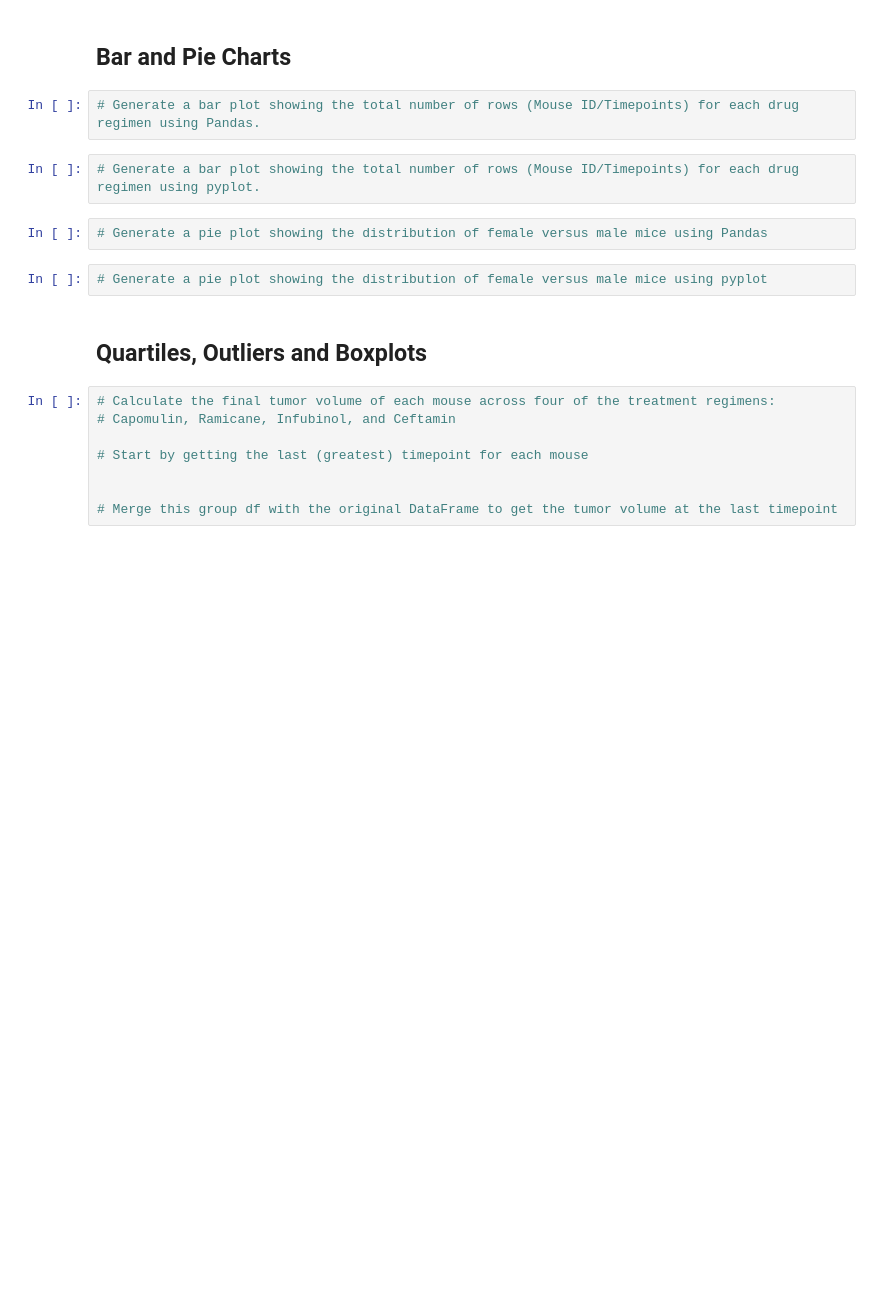
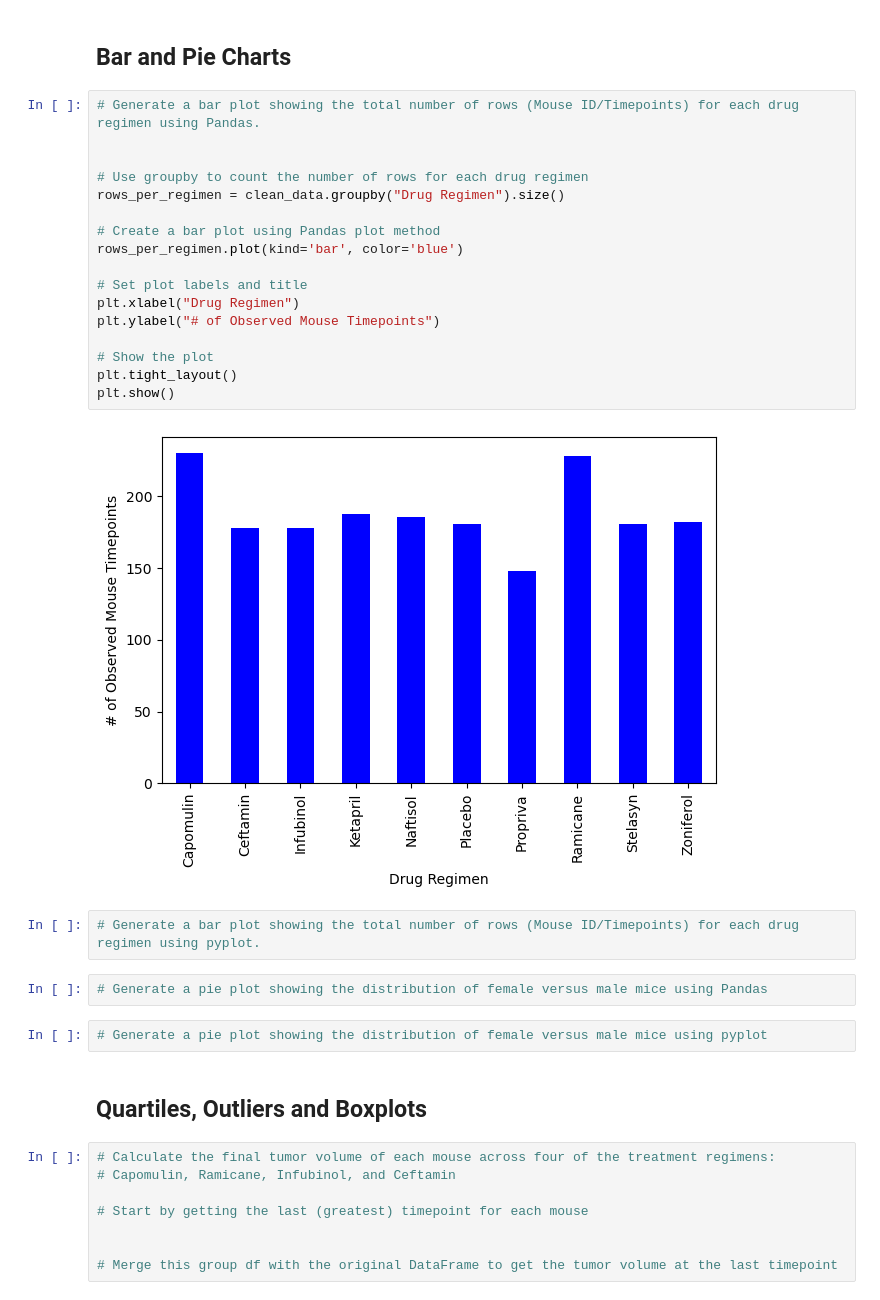
Before and after one commit to TLCLauraB/pymaceuticals, a Jupyter notebook: challenge5_pymaceuticals.ipynb, the cells around one changed output. Cells and saved outputs as stored; diff of their text form; blank space fills up the shorter version.

```diff
--- a/challenge5_pymaceuticals.ipynb
+++ b/challenge5_pymaceuticals.ipynb
@@ -151,7 +202,24 @@ num_mice_clean
 # %% [markdown]
 ## Bar and Pie Charts
-# %%
-# Generate a bar plot showing the total number of rows (Mouse ID/Timepoints) for each drug regimen using Pandas.
+# %%
+# Generate a bar plot showing the total number of rows (Mouse ID/Timepoints) for each drug regimen using Pandas.
+
+
+# Use groupby to count the number of rows for each drug regimen
+rows_per_regimen = clean_data.groupby("Drug Regimen").size()
+
+# Create a bar plot using Pandas plot method
+rows_per_regimen.plot(kind='bar', color='blue')
+
+# Set plot labels and title
+plt.xlabel("Drug Regimen")
+plt.ylabel("# of Observed Mouse Timepoints")
+
+# Show the plot
+plt.tight_layout()
+plt.show()
+# %% [output]
+[figure, added]
 # %%
 # Generate a bar plot showing the total number of rows (Mouse ID/Timepoints) for each drug regimen using pyplot.
 # %%
```
Also changed, not shown: parts of 3 cells of this notebook, 1 other file.
